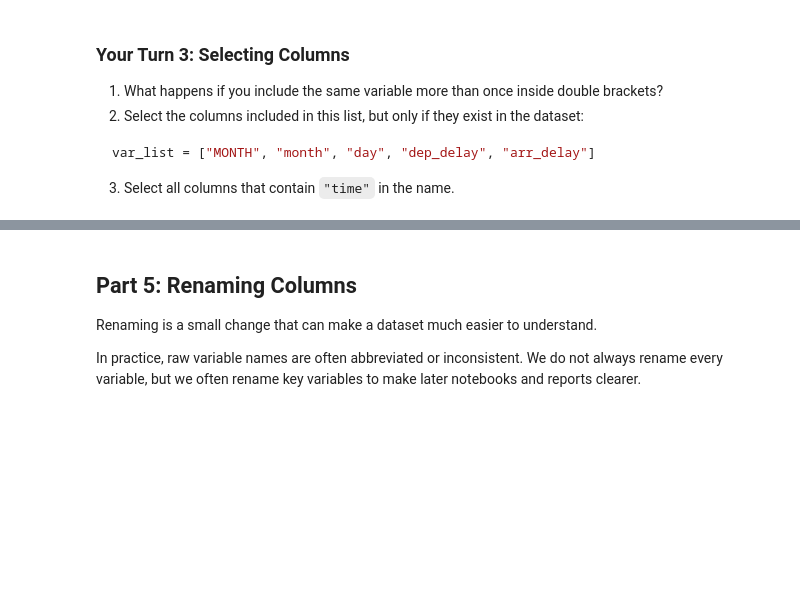
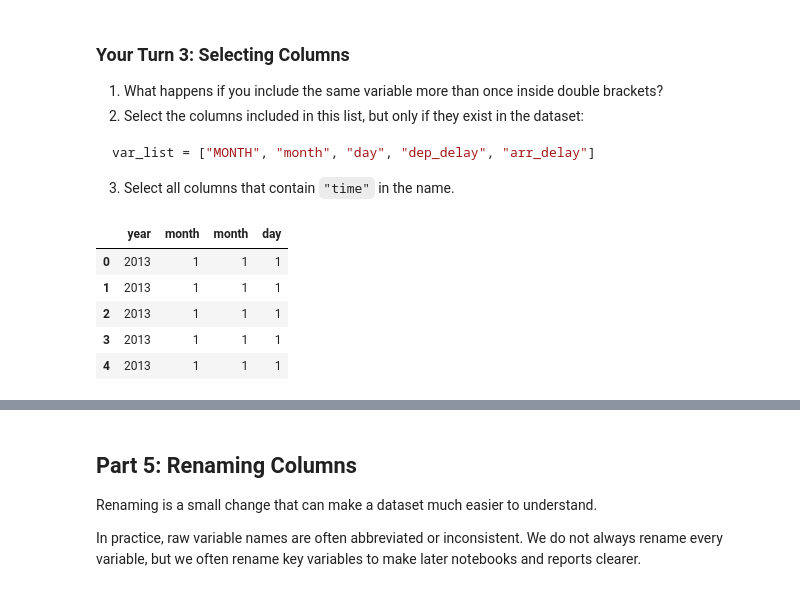
Before and after one commit to rubenruiz-gif/ban6003-week5-6-rubenruiz, a Jupyter notebook: notebooks/module5_basic_transformation_guided_lab.ipynb, the cells around one changed output, grey strips where cells are left out. Cells and saved outputs as stored; diff of their text form; code cells hidden in the pictures; blank space fills up the shorter version.

```diff
--- a/notebooks/module5_basic_transformation_guided_lab.ipynb
+++ b/notebooks/module5_basic_transformation_guided_lab.ipynb
@@ -475,3 +475,13 @@ var_list = ["MONTH", "month", "day", "dep_delay", "arr_delay"]
 # %%
 # 1. Include a variable multiple times
 # Your code here
+date_columns = flights[["year", "month", "month", "day"]]
+
+date_columns.head()
+# %% [output]
+|  | year | month | month | day |
+| 0 | 2013 | 1 | 1 | 1 |
+| 1 | 2013 | 1 | 1 | 1 |
+| 2 | 2013 | 1 | 1 | 1 |
+| 3 | 2013 | 1 | 1 | 1 |
+| 4 | 2013 | 1 | 1 | 1 |
```
Also changed, not shown: parts of 7 cells of this notebook.
